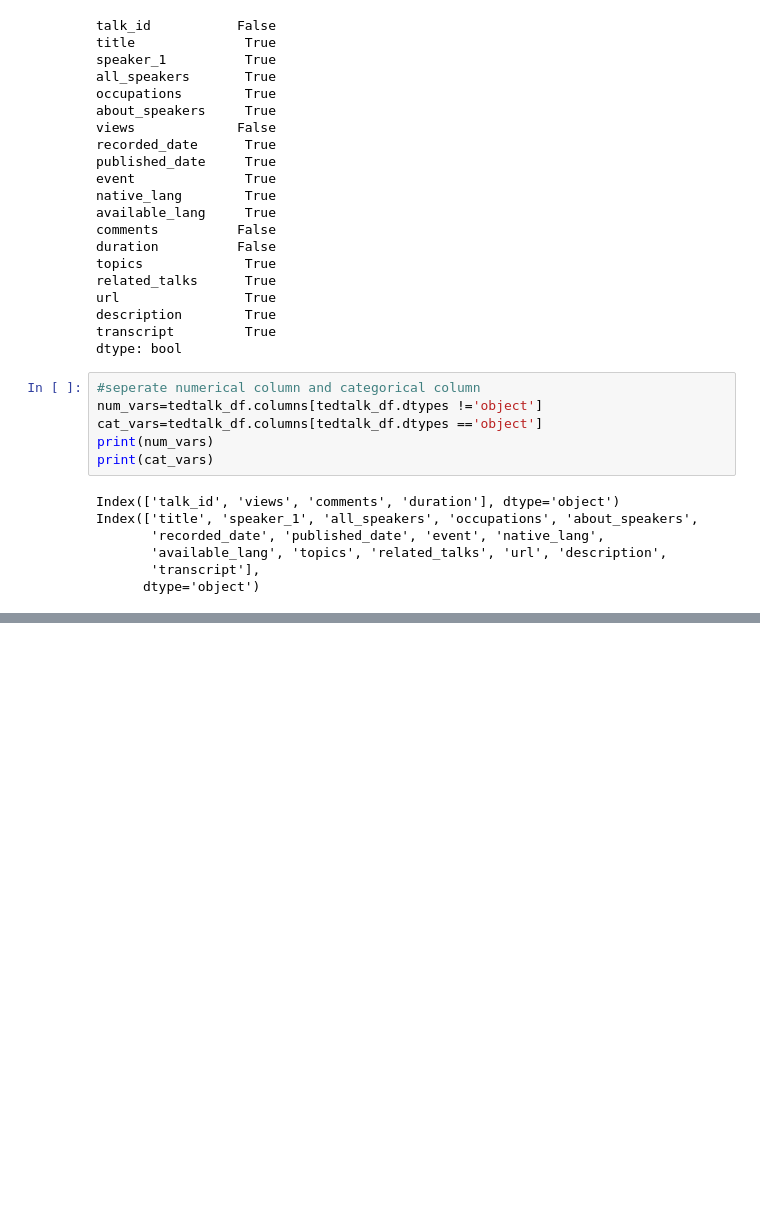
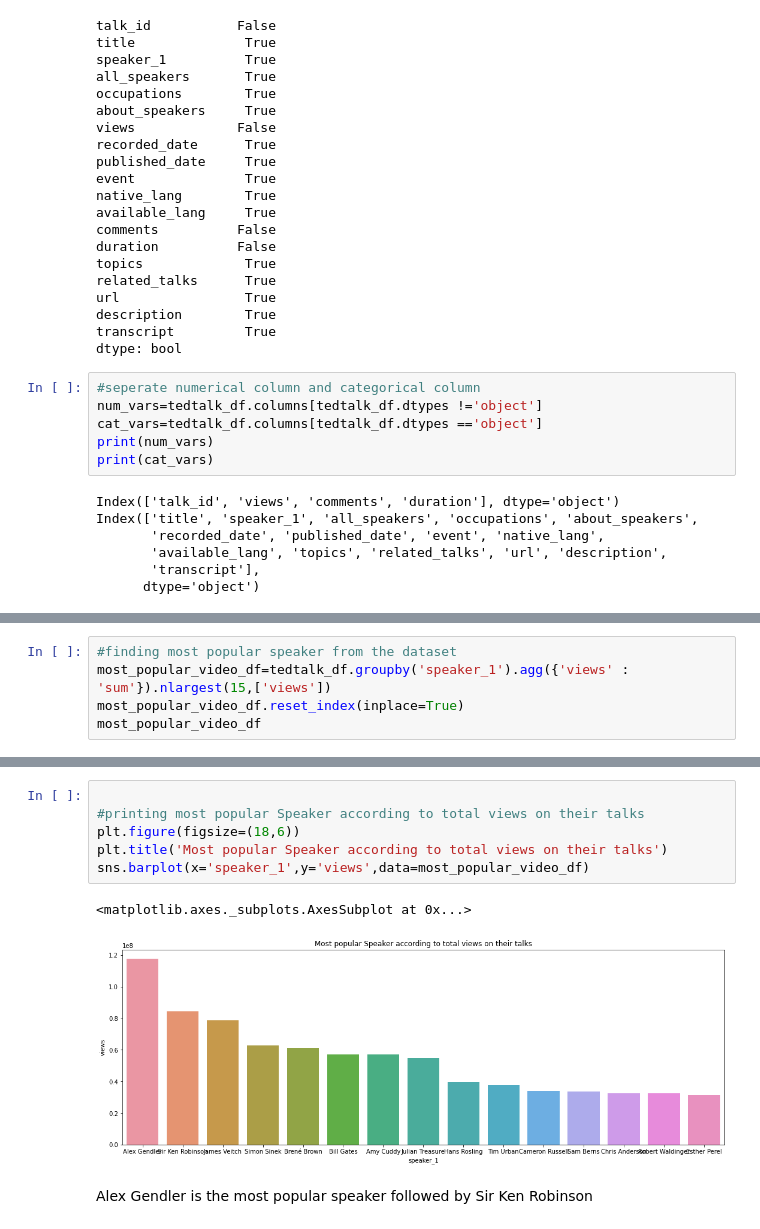
Before and after one commit to adilimam12/Regression-capstone-project2, a Jupyter notebook: TED_Talk_Views_Prediction_.ipynb, the cells around one changed output, grey strips where cells are left out. Saved outputs shown, nothing was run; the diff lists cells and outputs as text; blank space fills up the shorter version.

```diff
--- a/TED_Talk_Views_Prediction_.ipynb
+++ b/TED_Talk_Views_Prediction_.ipynb
@@ -181,0 +399,5 @@ tedtalk_df[num_vars]
+# %%
+#finding most popular speaker from the dataset
+most_popular_video_df=tedtalk_df.groupby('speaker_1').agg({'views' : 'sum'}).nlargest(15,['views'])
+most_popular_video_df.reset_index(inplace=True)
+most_popular_video_df
@@ -181,0 +421,11 @@ tedtalk_df[num_vars]
+# %%
+
+#printing most popular Speaker according to total views on their talks
+plt.figure(figsize=(18,6))
+plt.title('Most popular Speaker according to total views on their talks')
+sns.barplot(x='speaker_1',y='views',data=most_popular_video_df)
+# %% [output]
+<matplotlib.axes._subplots.AxesSubplot at 0x...>
+[figure, added]
+# %% [markdown]
+Alex Gendler is the most popular speaker followed by Sir Ken Robinson
```
Also changed, not shown: parts of 30 cells of this notebook.
